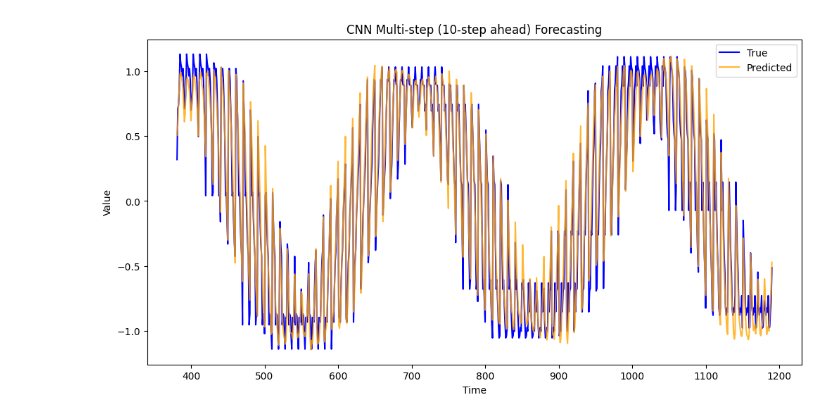
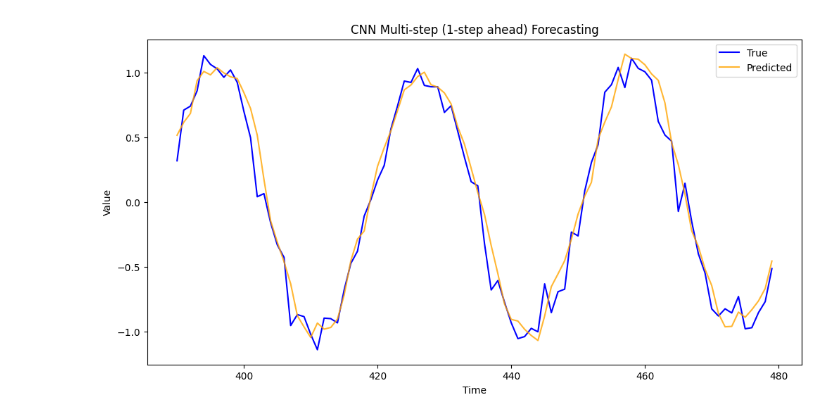
Before and after one commit to adharshr15/AFTAC-DL, a Jupyter notebook: soh-model/simple_model.ipynb, the cells around one changed output. Saved outputs shown, nothing was run; the diff lists cells and outputs as text; code cells hidden in the pictures.

Commit message:
add the new data with his model

```diff
--- a/soh-model/simple_model.ipynb
+++ b/soh-model/simple_model.ipynb
@@ -49,7 +42,7 @@ def create_sequences(data, seq_length, forecast_horizon):
     return np.array(sequences), np.array(target)
 
 seq_length = 10
-forecast_horizon = 10
+forecast_horizon = 1
 X_train, y_train = create_sequences(train_data, seq_length, forecast_horizon)
 X_test, y_test = create_sequences(test_data, seq_length, forecast_horizon)
 # %%
@@ -72,7 +65,7 @@ input_shape=(seq_length, 1)))
 model.add(MaxPooling1D(pool_size=2))
 model.add(Flatten())
 model.add(Dense(100, activation='relu'))
-model.add(Dense(10))  # Output layer for regression
+model.add(Dense(forecast_horizon))  # Output layer for regression
 # %%
 # Compile the model
 # Mean Squared Error for regression
@@ -105,26 +98,25 @@ Epoch 50/50
 # %%
 import matplotlib.pyplot as plt
 import numpy as np
 
 # y_test: shape (num_samples, 10)
 # y_pred: shape (num_samples, 10)
 
 plt.figure(figsize=(12, 6))
 
 # Flatten test data for comparison (true future values)
 true_values = y_test.flatten()
 pred_values = y_pred.flatten()
 
 # Build a timeline that matches the test portion of your data
 time_axis = np.arange(len(y_train), len(y_train) + len(true_values))
-
 plt.plot(time_axis, true_values, label='True', color='blue')
 plt.plot(time_axis, pred_values, label='Predicted', color='orange', alpha=0.8)
 
 plt.legend()
 plt.xlabel('Time')
 plt.ylabel('Value')
-plt.title('CNN Multi-step (10-step ahead) Forecasting')
+plt.title(f'CNN Multi-step ({forecast_horizon}-step ahead) Forecasting')
 plt.show()
 # %% [output]
-[figure, old version]
+[figure, new version]
```
Also changed, not shown: parts of 4 cells of this notebook, 9 other files.
